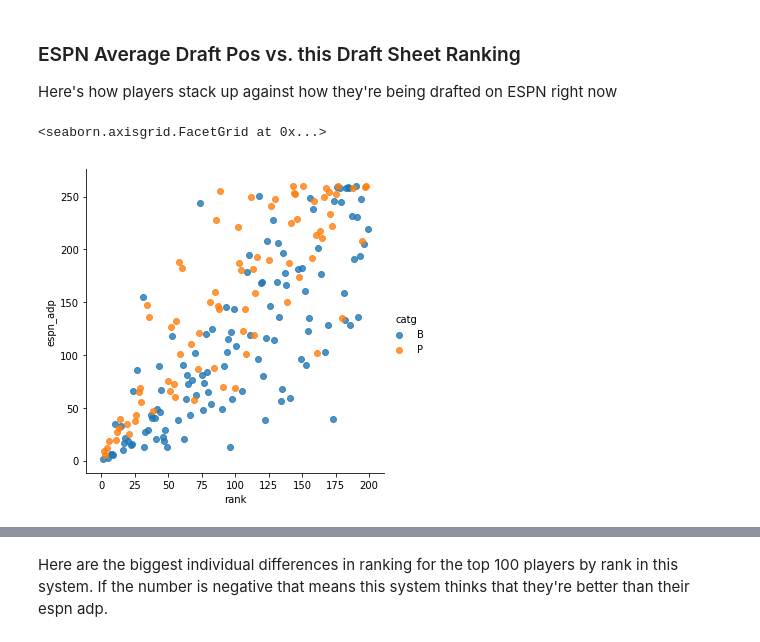
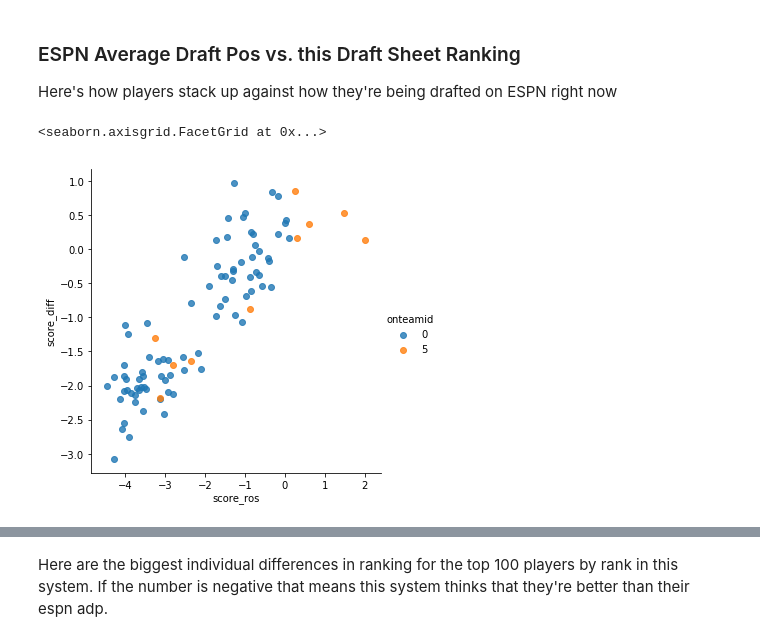
Before and after one commit to zmsy/notebooks, a Jupyter notebook: Player Z-scores.ipynb, the cells around one changed output, grey strips where cells are left out. Drawn from its saved outputs; the diff is of its cells as text; code cells hidden in the pictures.

```diff
--- a/Player Z-scores.ipynb
+++ b/Player Z-scores.ipynb
@@ -361,11 +381,16 @@ Here are a number of helpful visualizations to sort out the information from the
 ### ESPN Average Draft Pos vs. this Draft Sheet Ranking
 
 Here's how players stack up against how they're being drafted on ESPN right now
-# %%
-sb.lmplot(x="rank", y="espn_adp", hue="catg", fit_reg=False, data=dfd[dfd['rank'] < 200.0])
-# %% [output]
-<seaborn.axisgrid.FacetGrid at 0x...>
-[figure, removed]
+# %%
+sb.lmplot(x="score_ros", y="score_diff", hue="onteamid", fit_reg=False, data=dfd[
+    (dfd['percentowned'] > 5.0) &
+    ((dfd['claimed'] == 0) | (dfd['onteamid'] == 5)) &
+    (dfd['catg'] == 'P') &
+    (dfd['injurystatus'] == 'ACTIVE')
+].sort_values(by='score_ros', ascending=False).head(150))
+# %% [output]
+<seaborn.axisgrid.FacetGrid at 0x...>
+[figure, added]
 # %%
 sb.scatterplot(x="score", y="score_ros", hue="score_diff", size="score_diff",
           data=dfd[(dfd['percentowned'] > 20.0) & (dfd['claimed'] == 0) & (dfd['catg'] == 'B')])
```
Also changed, not shown: parts of 9 cells of this notebook.
